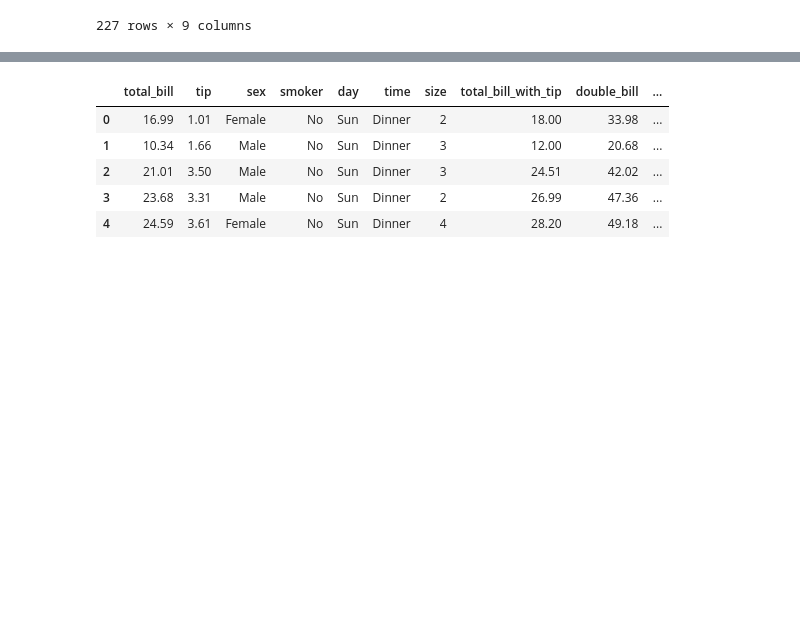
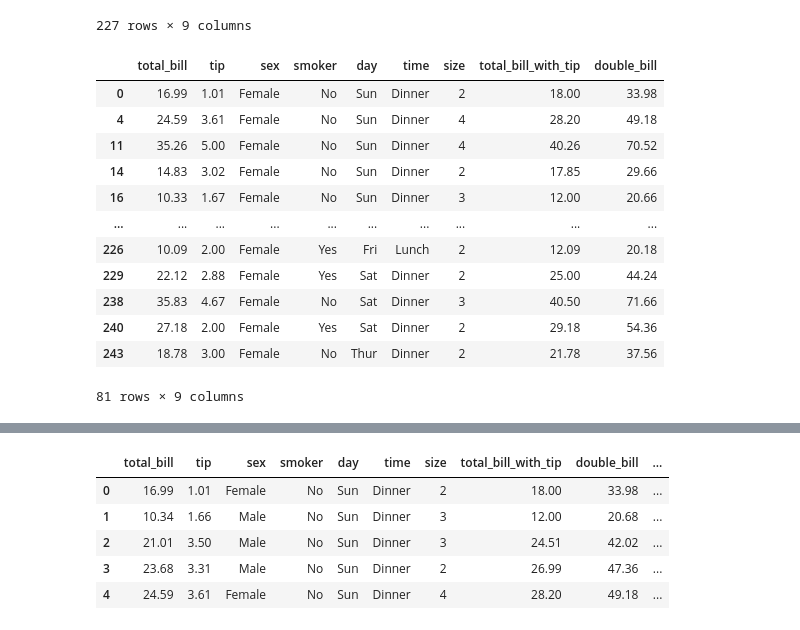
Before and after one commit to jonathanneo/intro-to-python, a Jupyter notebook: day-2/02-ins_pandas/solved/pandas.ipynb, the cells around one changed output, grey strips where cells are left out. Drawn from its saved outputs; the diff is of its cells as text; code cells hidden in the pictures; blank space fills up the shorter version.

```diff
--- a/day-2/02-ins_pandas/solved/pandas.ipynb
+++ b/day-2/02-ins_pandas/solved/pandas.ipynb
@@ -113,6 +113,23 @@ df[df["total_bill"] > 10] # filters where total_bill > 10
 | 242 | 17.82 | 1.75 | Male | No | Sat | Dinner | 2 | 19.57 | 35.64 |
 | 243 | 18.78 | 3.00 | Female | No | Thur | Dinner | 2 | 21.78 | 37.56 |
 227 rows × 9 columns
+# %%
+# we can filter with multiple conditions by doing
+df[(df["total_bill"] > 10) & (df["sex"]=="Female")] # filters where total_bill > 10 and sex == "Female"
+# %% [output]
+|  | total_bill | tip | sex | smoker | day | time | size | total_bill_with_tip | double_bill |
+| 0 | 16.99 | 1.01 | Female | No | Sun | Dinner | 2 | 18.00 | 33.98 |
+| 4 | 24.59 | 3.61 | Female | No | Sun | Dinner | 4 | 28.20 | 49.18 |
+| 11 | 35.26 | 5.00 | Female | No | Sun | Dinner | 4 | 40.26 | 70.52 |
+| 14 | 14.83 | 3.02 | Female | No | Sun | Dinner | 2 | 17.85 | 29.66 |
+| 16 | 10.33 | 1.67 | Female | No | Sun | Dinner | 3 | 12.00 | 20.66 |
+| ... | ... | ... | ... | ... | ... | ... | ... | ... | ... |
+| 226 | 10.09 | 2.00 | Female | Yes | Fri | Lunch | 2 | 12.09 | 20.18 |
+| 229 | 22.12 | 2.88 | Female | Yes | Sat | Dinner | 2 | 25.00 | 44.24 |
+| 238 | 35.83 | 4.67 | Female | No | Sat | Dinner | 3 | 40.50 | 71.66 |
+| 240 | 27.18 | 2.00 | Female | Yes | Sat | Dinner | 2 | 29.18 | 54.36 |
+| 243 | 18.78 | 3.00 | Female | No | Thur | Dinner | 2 | 21.78 | 37.56 |
+81 rows × 9 columns
 # %% [markdown]
 # If/then logic
 Let’s say we want to make a bucket column with values of low and high, based on whether the total_bill is less or more than $10.
```
Also changed, not shown: 4 other files.
